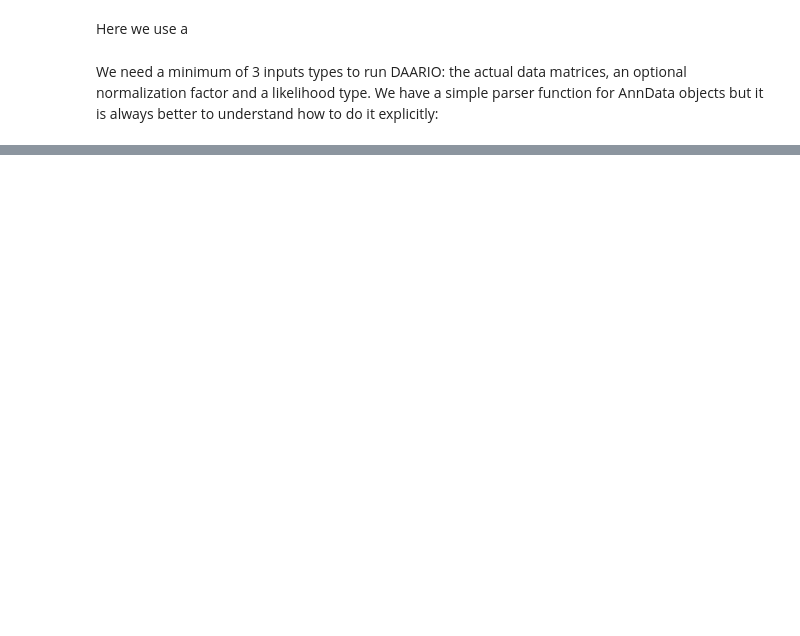
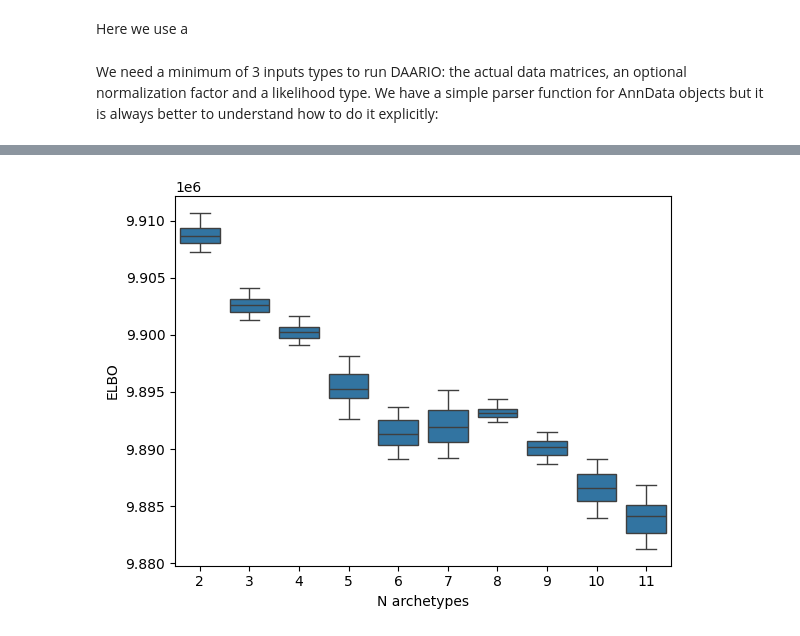
Before and after one commit to sottorivalab/midaa, a Jupyter notebook: docs/scRNA_single_modality.ipynb, the cells around one changed output, grey strips where cells are left out. Saved outputs shown, nothing was run; the diff lists cells and outputs as text; code cells hidden in the pictures; blank space fills up the shorter version.

```diff
--- a/docs/scRNA_single_modality.ipynb
+++ b/docs/scRNA_single_modality.ipynb
@@ -72,0 +85,25 @@ ValueError: The truth value of an array with more than one element is ambiguous.
+# %%
+models  = {}
+
+for i in range(2, 12):
+    models[i] = daa.fit_DAARIO(
+    input_data,
+    normalization,
+    input_distribution,
+    hidden_dims_enc_ind = [128], # Hidden dimensions of the encoder
+    hidden_dims_enc_common = [64], # Hidden dimensions of the encoder
+    hidden_dims_enc_pre_Z = [64, 32], # Hidden dimensions of the encoder before the Z layer
+    hidden_dims_dec_common = [32, 64], # Hidden dimensions of the decoder
+    hidden_dims_dec_last = [64, 128], # Hidden dimensions of the decoder last layer
+    lr = 0.001, # Learning rate
+    gamma_lr = 1, # Learning rate decay factor
+    steps = 250,
+    narchetypes = i,
+    batch_size = 1024,
+    CUDA = True
+    )
+# %%
+# warmup of 200 steps
+daa.plot_ELBO_across_runs(models, 200)
+# %% [output]
+[figure, added]
```
Also changed, not shown: parts of 12 cells of this notebook, 9 other files.
